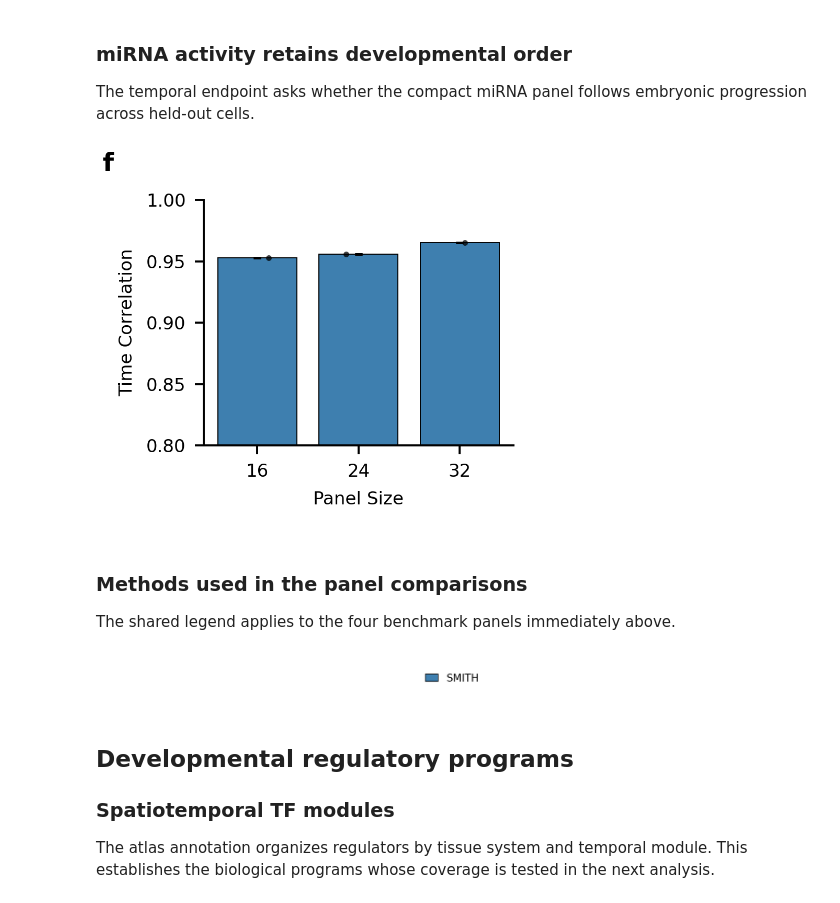
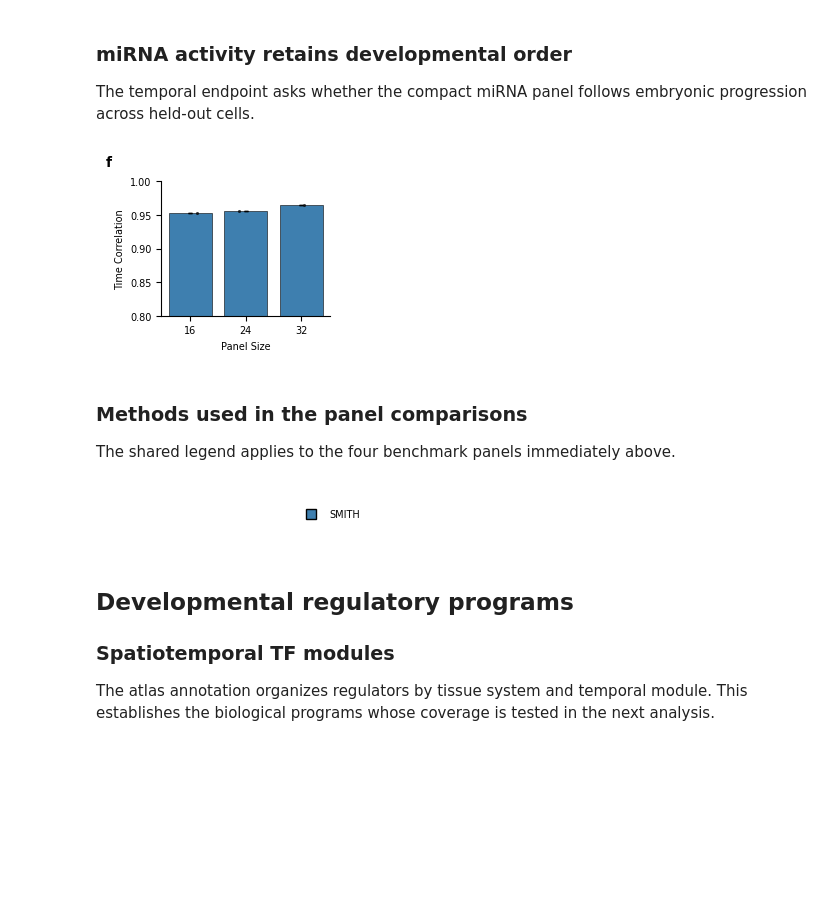
Before and after one commit to fym0503/SMITH, a Jupyter notebook: docs/source/tutorials/notebooks/regulatory_section/02_SMITH_Regulatory_Activity_executed.ipynb, the cells around one changed output. Cells and saved outputs as stored; diff of their text form; code cells hidden in the pictures; blank space fills up the shorter version.

```diff
--- a/docs/source/tutorials/notebooks/regulatory_section/02_SMITH_Regulatory_Activity_executed.ipynb
+++ b/docs/source/tutorials/notebooks/regulatory_section/02_SMITH_Regulatory_Activity_executed.ipynb
@@ -174,18 +181,30 @@ render_figure3_panel("e", width=430)
 ### miRNA activity retains developmental order
 
 The temporal endpoint asks whether the compact miRNA panel follows embryonic progression across held-out cells.
-# %%
-render_figure3_panel("f", width=430)
-# %% [output]
-[figure, removed]
+# %%
+mirna_values = pd.read_csv(CASE_OUTPUT / "figure_data/figure3_c_f_values.tsv", sep="\t")
+figure, axis = plt.subplots(figsize=(2.35, 2.10), facecolor="white")
+_draw_bar_panel(axis, mirna_values, PANEL_SPECS["f"])
+figure.text(0.015, 0.985, "f", ha="left", va="top", fontsize=10, weight="bold")
+figure.subplots_adjust(left=0.25, right=0.97, bottom=0.22, top=0.86)
+display(figure)
+plt.close(figure)
+# %% [output]
+[figure, added]
 # %% [markdown]
 ### Methods used in the panel comparisons
 
 The shared legend applies to the four benchmark panels immediately above.
-# %%
-render_figure3_panel("legend", width=900)
-# %% [output]
-[figure, removed]
+# %%
+from reproducibility.workflows.figure_style import METHOD_COLORS, METHOD_ORDER
+figure, axis = plt.subplots(figsize=(5.8, 0.55), facecolor="white")
+handles = [plt.Line2D([0], [0], marker="s", linestyle="", markersize=7, markerfacecolor=METHOD_COLORS[name], markeredgecolor="black", label=name) for name in METHOD_ORDER if name in set(tf_values["method"])]
+axis.legend(handles=handles, frameon=False, ncol=max(1, len(handles)), loc="center")
+axis.axis("off")
+display(figure)
+plt.close(figure)
+# %% [output]
+[figure, added]
 # %% [markdown]
 ## Developmental regulatory programs
 
```
Also changed, not shown: parts of 15 cells of this notebook, 1 other file.
